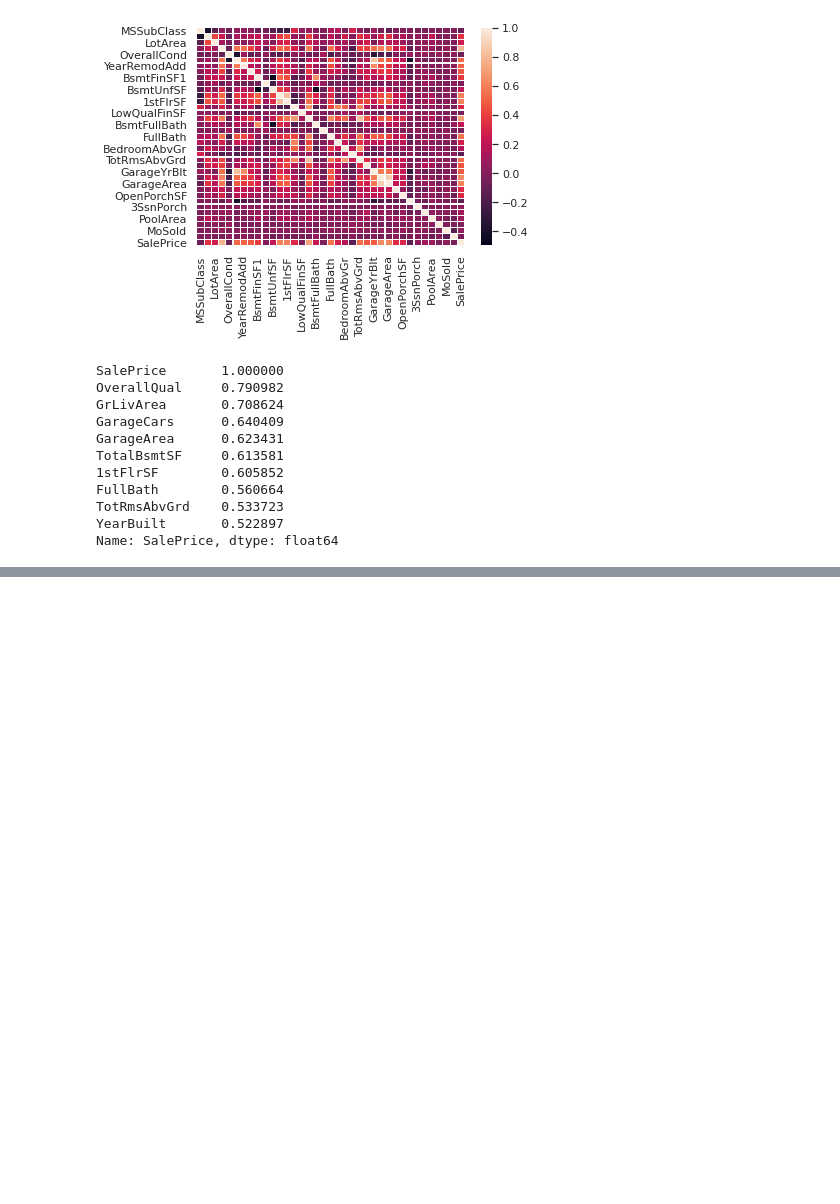
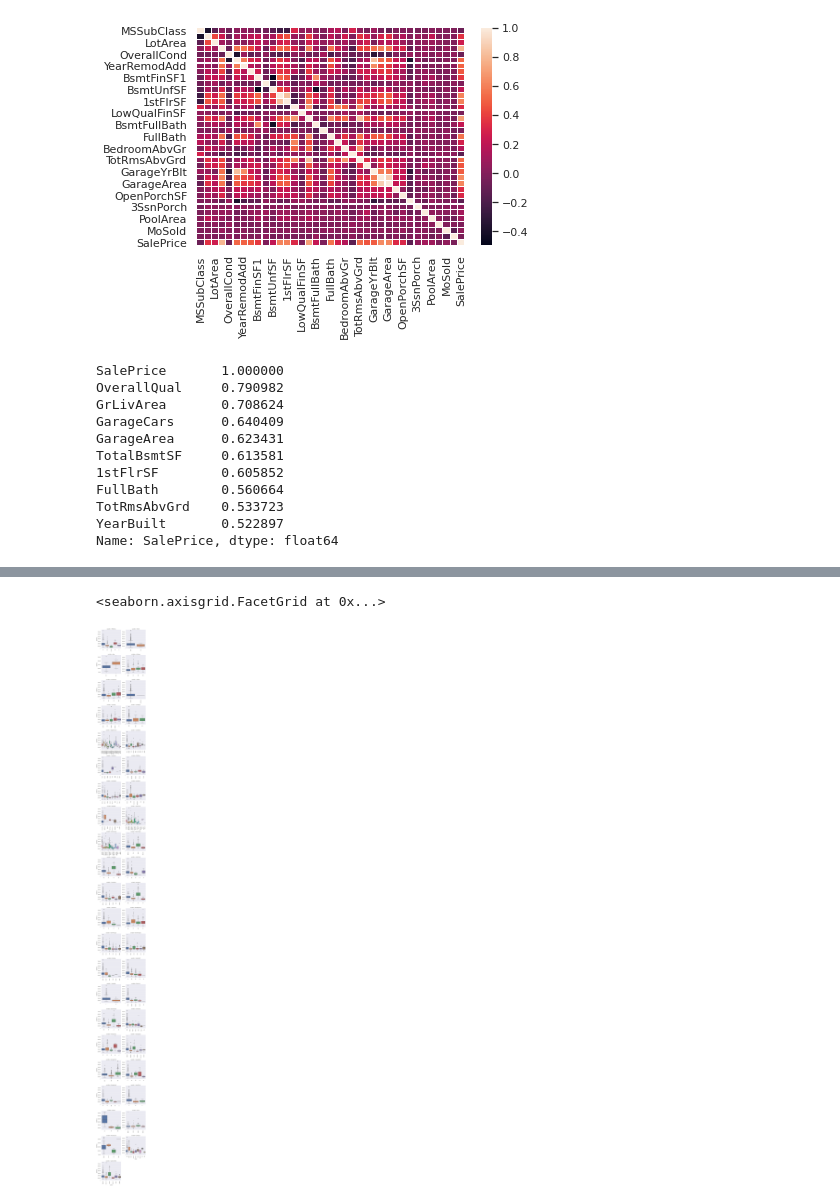
Before and after one commit to Kiran2115/Ames-house-prediction, a Jupyter notebook: housing_prediction.ipynb, the cells around one changed output, grey strips where cells are left out. Cells and saved outputs as stored; diff of their text form; code cells hidden in the pictures; blank space fills up the shorter version.

```diff
--- a/housing_prediction.ipynb
+++ b/housing_prediction.ipynb
@@ -211,0 +317,14 @@ From Heatmap due to a lot of features the visibility is not that much that's why
+# %%
+def boxplot(x,y,**kwargs):
+            sns.boxplot(x=x,y=y)
+            x = plt.xticks(rotation=90)
+
+cat = [f for f in train.columns if train.dtypes[f] == 'object']
+
+p = pd.melt(train, id_vars='SalePrice', value_vars=cat)
+g = sns.FacetGrid (p, col='variable', col_wrap=2, sharex=False, sharey=False, height=5)
+g = g.map(boxplot, 'value','SalePrice')
+g
+# %% [output]
+<seaborn.axisgrid.FacetGrid at 0x...>
+[figure, added]
```
Also changed, not shown: parts of 13 cells of this notebook.
